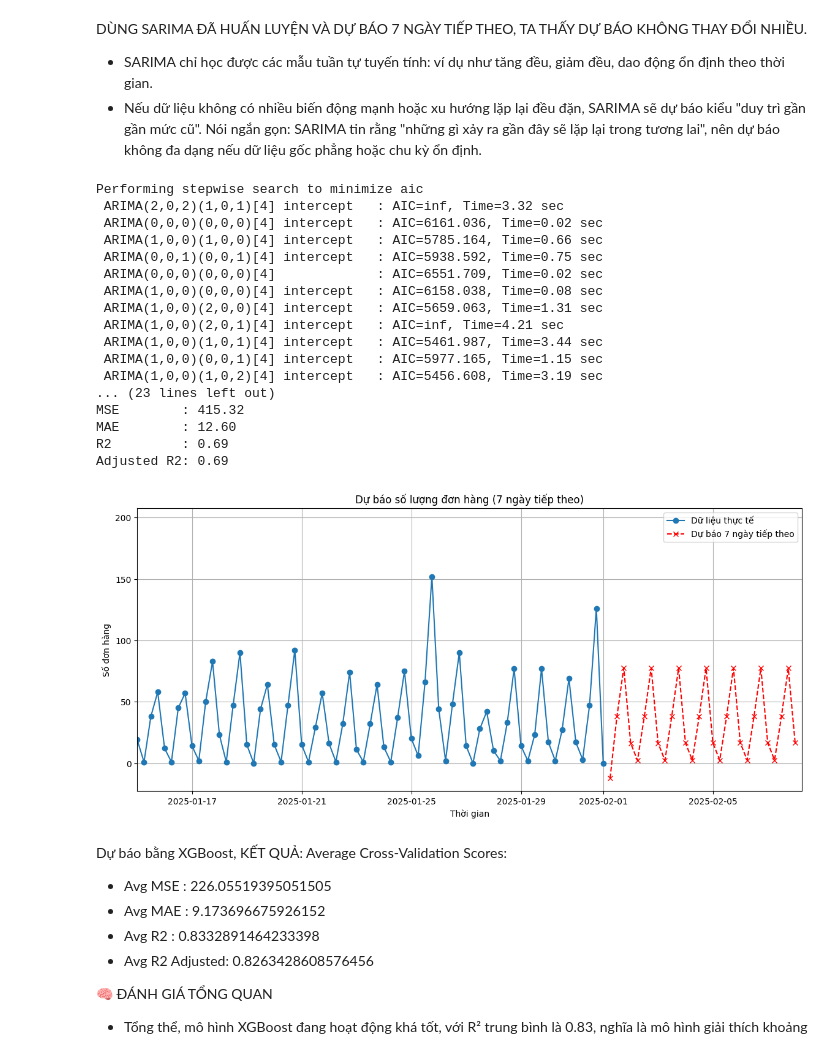
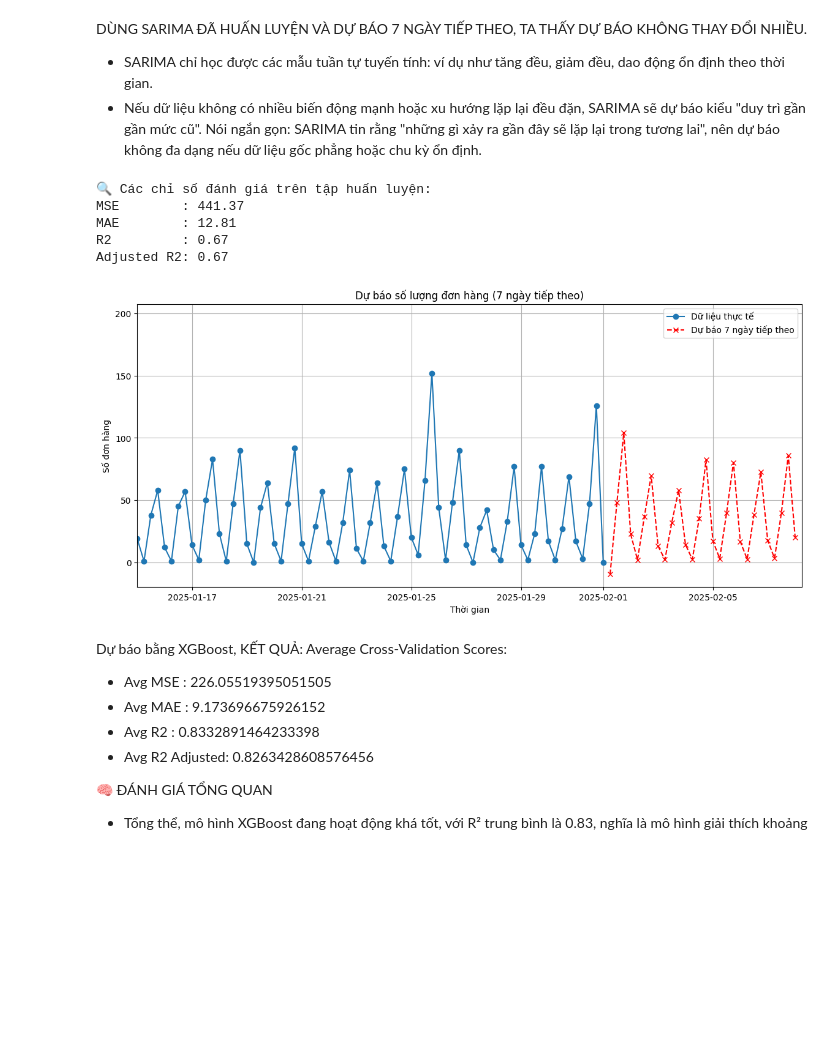
Before and after one commit to MinHeHeHeHe/DoAn_2, a Jupyter notebook: PhanTichSoLuongDonHang.ipynb, the cells around one changed output. Saved outputs shown, nothing was run; the diff lists cells and outputs as text; code cells hidden in the pictures; blank space fills up the shorter version.

```diff
--- a/PhanTichSoLuongDonHang.ipynb
+++ b/PhanTichSoLuongDonHang.ipynb
@@ -194,9 +194,6 @@ def process_data(file_path):
 # Đường dẫn tới file CSV
 file_path = "cleaned_order_history.csv"
 processed_df = process_data(file_path)
-
-# Fill NaN cho Order Count (nếu có)
-processed_df['Order Count'] = processed_df['Order Count'].fillna(0)
 processed_df.head(100)
 # %% [output]
 Bảng sắp xếp khung giờ theo số lượng đơn hàng tăng dần (100 dòng đầu tiên):
@@ -485,7 +482,7 @@ Nói ngắn gọn: SARIMA tin rằng "những gì xảy ra gần đây sẽ lặ
 import pandas as pd
 import numpy as np
 import matplotlib.pyplot as plt
-from pmdarima import auto_arima
+from statsmodels.tsa.arima.model import ARIMA
 from sklearn.metrics import mean_squared_error, mean_absolute_error, r2_score
 
 # 📌 Kiểm tra processed_df
@@ -502,11 +499,17 @@ if 'Order Count' not in df.columns:
 # ======= Chuỗi thời gian =======
 y = df['Order Count']
 
-# ======= Huấn luyện mô hình trên toàn bộ dữ liệu =======
-final_model = auto_arima(y, seasonal=True, m=4, stepwise=True, trace=True)
+# ======= Huấn luyện mô hình ARIMA với tham số (0, 0, 1) và (1, 0, 2) =======
+# Sử dụng ARIMA với tham số (0, 0, 1) cho phần AR và (1, 0, 2) cho phần MA, với mùa vụ m=28
+order = (1, 0, 2)  # Tham số (p, d, q)
+seasonal_order = (1, 0, 2, 28)  # Tham số (P, D, Q, m) với mùa vụ m=28
+
+# Tạo mô hình ARIMA
+final_model = ARIMA(y, order=order, seasonal_order=seasonal_order)
+final_model_fit = final_model.fit(method="innovations_mle")
 
 # ======= Dự báo trên tập huấn luyện (in-sample prediction) =======
-y_pred_in_sample = final_model.predict_in_sample()
+y_pred_in_sample = final_model_fit.predict(start=0, end=len(y)-1)
 
 # ======= Tính các chỉ số trên tập huấn luyện =======
 mse = mean_squared_error(y, y_pred_in_sample)
@@ -515,58 +518,46 @@ r2 = r2_score(y, y_pred_in_sample)
 
 # Tính Adjusted R²
 n = len(y)   # số lượng mẫu
-k = final_model.order[0] + final_model.order[1] + final_model.order[2]  # p + d + q (bậc ARIMA)
+k = order[0] + order[1] + order[2]  # p + d + q (bậc ARIMA)
 r2_adj = 1 - (1 - r2) * (n - 1) / (n - k - 1)
 
 print("\n🔍 Các chỉ số đánh giá trên tập huấn luyện:")
 print(f"MSE        : {mse:.2f}")
 print(f"MAE        : {mae:.2f}")
 print(f"R2         : {r2:.2f}")
 print(f"Adjusted R2: {r2_adj:.2f}")
 
 # ======= Dự báo 7 ngày tiếp theo (28 bước 6 giờ) =======
 forecast_steps = 28
-forecast = final_model.predict(n_periods=forecast_steps)
+forecast = final_model_fit.forecast(steps=forecast_steps)
 
 # ======= Tạo index thời gian cho dự báo =======
 last_timestamp = df.index[-1]  # Thời gian cuối cùng của dữ liệu
 forecast_index = pd.date_range(start=last_timestamp + pd.Timedelta(hours=6), periods=forecast_steps, freq='6h')
 
 # ======= Gộp dự báo vào DataFrame =======
 forecast_df = pd.DataFrame({'Forecast': forecast}, index=forecast_index)
 
 # ======= Vẽ biểu đồ dự báo =======
 plt.figure(figsize=(14, 6))
 
 plt.plot(df.index, df['Order Count'], label="Dữ liệu thực tế", marker='o')
 plt.plot(forecast_df.index, forecast_df['Forecast'], label="Dự báo 7 ngày tiếp theo", linestyle="dashed", marker='x', color='red')
 
 plt.xlim(pd.to_datetime('2025-01-15'), forecast_index[-1] + pd.Timedelta(hours=6))
 plt.legend()
 plt.title("Dự báo số lượng đơn hàng (7 ngày tiếp theo)")
 plt.xlabel("Thời gian")
 plt.ylabel("Số đơn hàng")
 plt.grid(True)
 plt.show()
 # %% [output]
-Performing stepwise search to minimize aic
- ARIMA(2,0,2)(1,0,1)[4] intercept   : AIC=inf, Time=3.32 sec
- ARIMA(0,0,0)(0,0,0)[4] intercept   : AIC=6161.036, Time=0.02 sec
- ARIMA(1,0,0)(1,0,0)[4] intercept   : AIC=5785.164, Time=0.66 sec
- ARIMA(0,0,1)(0,0,1)[4] intercept   : AIC=5938.592, Time=0.75 sec
- ARIMA(0,0,0)(0,0,0)[4]             : AIC=6551.709, Time=0.02 sec
- ARIMA(1,0,0)(0,0,0)[4] intercept   : AIC=6158.038, Time=0.08 sec
- ARIMA(1,0,0)(2,0,0)[4] intercept   : AIC=5659.063, Time=1.31 sec
- ARIMA(1,0,0)(2,0,1)[4] intercept   : AIC=inf, Time=4.21 sec
- ARIMA(1,0,0)(1,0,1)[4] intercept   : AIC=5461.987, Time=3.44 sec
- ARIMA(1,0,0)(0,0,1)[4] intercept   : AIC=5977.165, Time=1.15 sec
- ARIMA(1,0,0)(1,0,2)[4] intercept   : AIC=5456.608, Time=3.19 sec
-... (23 lines left out)
-MSE        : 415.32
-MAE        : 12.60
-R2         : 0.69
-Adjusted R2: 0.69
+🔍 Các chỉ số đánh giá trên tập huấn luyện:
+MSE        : 441.37
+MAE        : 12.81
+R2         : 0.67
+Adjusted R2: 0.67
-[figure, old version]
+[figure, new version]
 # %% [markdown]
 Dự báo bằng XGBoost, KẾT QUẢ:
 Average Cross-Validation Scores:
```
Also changed, not shown: parts of 5 cells of this notebook, 1 other file.
